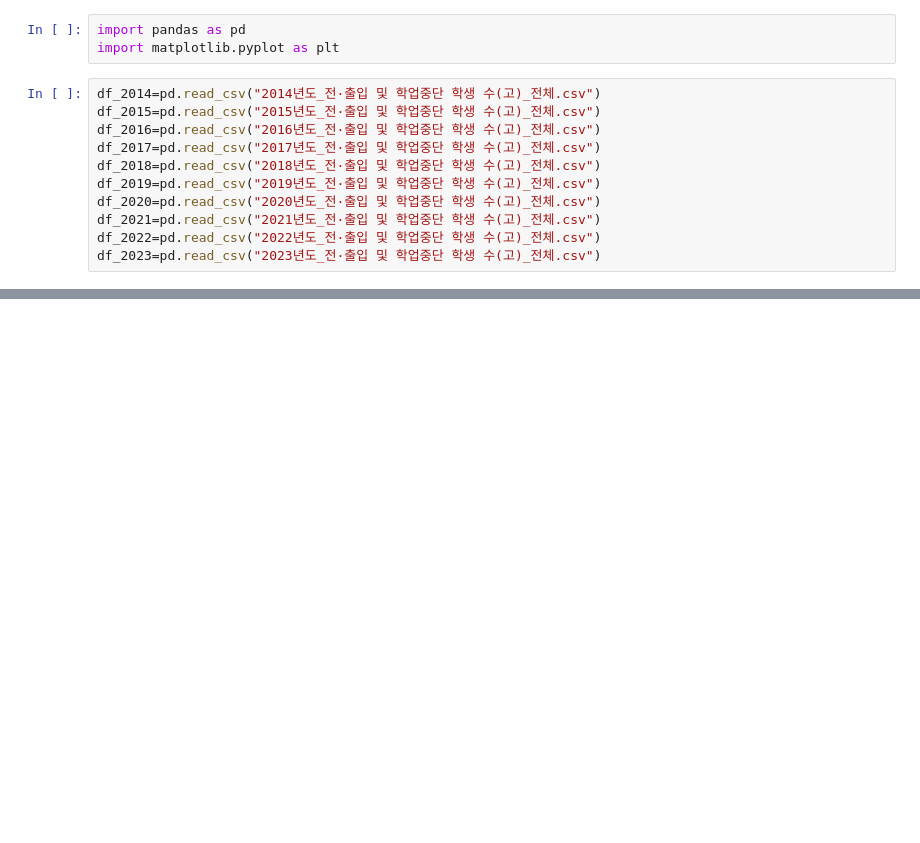
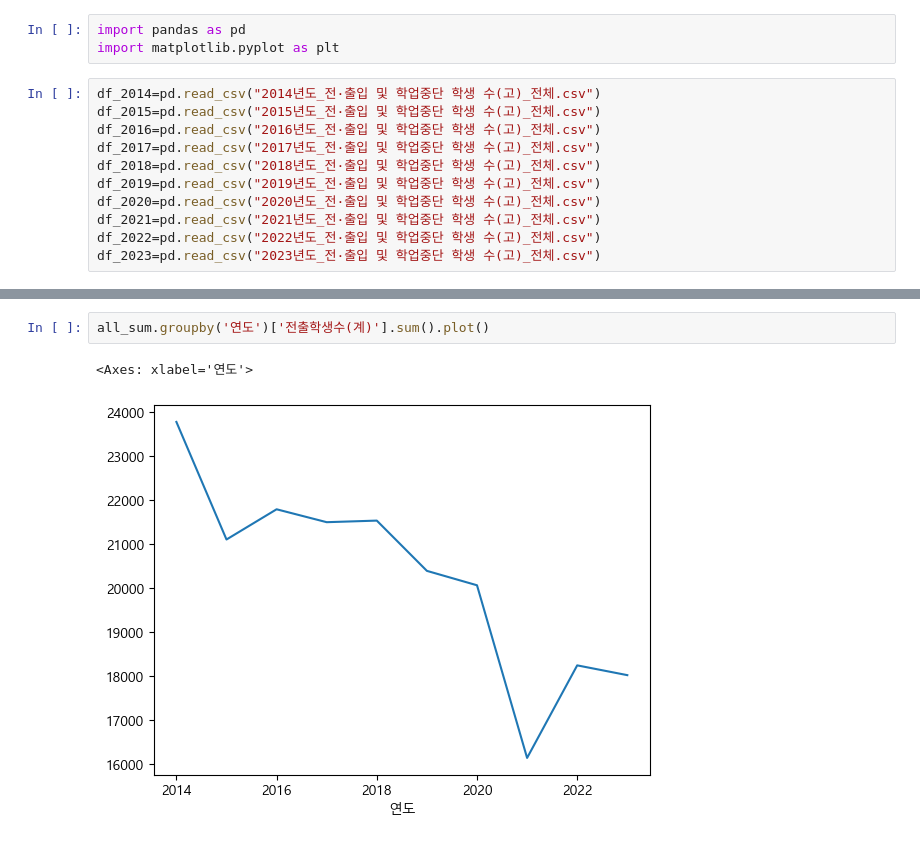
Before and after one commit to youngjunboy/2024_after-school, a Jupyter notebook: 2024_대회준비.ipynb, the cells around one changed output, grey strips where cells are left out. Saved outputs shown, nothing was run; the diff lists cells and outputs as text; blank space fills up the shorter version.

```diff
--- a/2024_대회준비.ipynb
+++ b/2024_대회준비.ipynb
@@ -21,0 +48,5 @@ plt.rcParams['axes.unicode_minus'] =False
+# %%
+all_sum.groupby('연도')['전출학생수(계)'].sum().plot()
+# %% [output]
+<Axes: xlabel='연도'>
+[figure, added]
```
Also changed, not shown: parts of 11 cells of this notebook.
